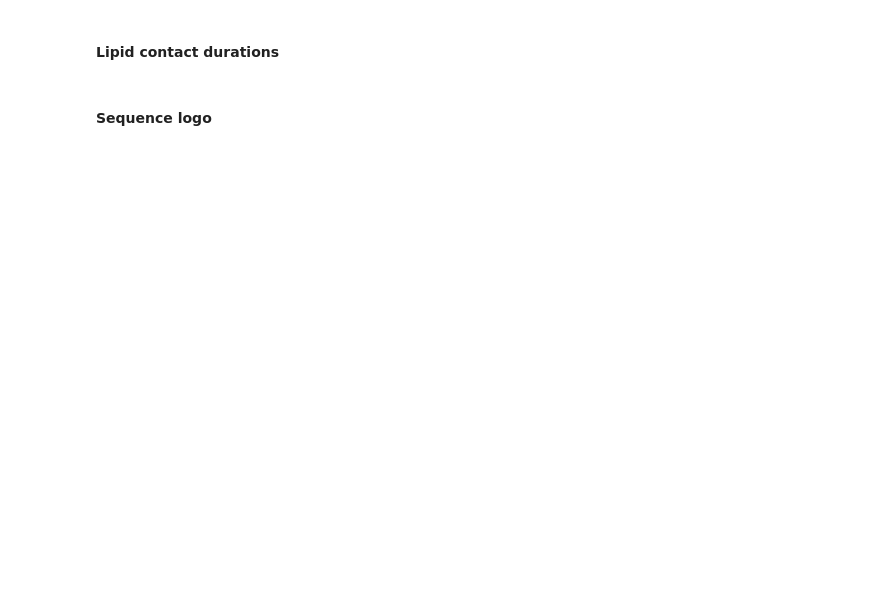
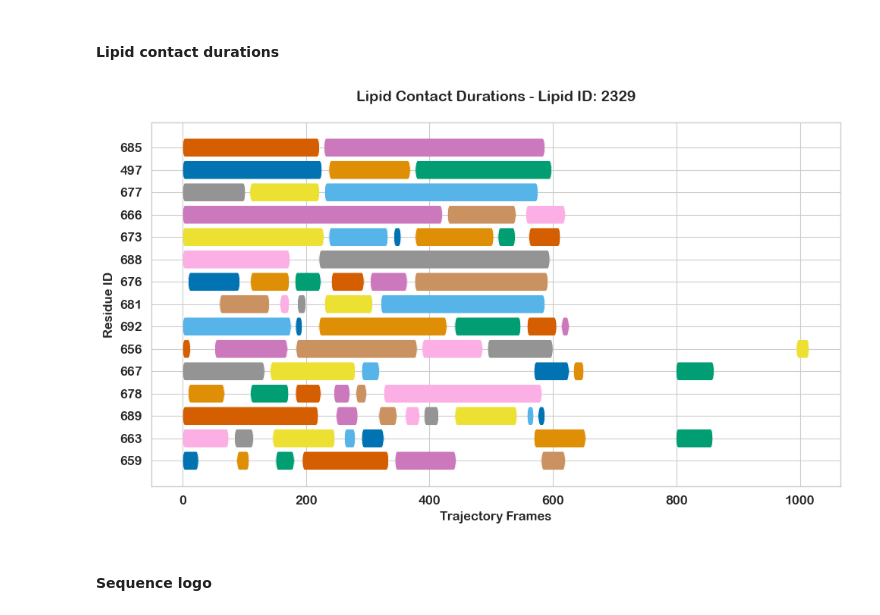
Before and after one commit to ProLint/prolint2, a Jupyter notebook: docs/notebooks/06_Generating_Plots.ipynb, the cells around one changed output. Saved outputs shown, nothing was run; the diff lists cells and outputs as text; code cells hidden in the pictures; blank space fills up the shorter version.

```diff
--- a/docs/notebooks/06_Generating_Plots.ipynb
+++ b/docs/notebooks/06_Generating_Plots.ipynb
@@ -49,10 +56,12 @@ array([   1,    2,    3, ..., 1282, 1283, 1284])
 # %% [markdown]
 #### Lipid contact durations
 # %%
-# from prolint2.plotting import DurationGantt
+from prolint2.plotting import DurationGantt
 
-# DG = DurationGantt(u, contacts)
-# DG.get_contact_durations('POPE', frequency_filter=10)
-# # DG.save_plot(lipid_id = 2329, top_filter=15, color='Blue')
-# DG.create_plot(lipid_id = 2329, top_filter=15)
+DG = DurationGantt(u, contacts)
+DG.get_contact_durations('POPE', frequency_filter=10)
+# DG.save_plot(lipid_id = 2329, top_filter=15, color='Blue')
+DG.create_plot(lipid_id = 2329, top_filter=15)
+# %% [output]
+[figure, added]
 # %%
```
Also changed, not shown: parts of 18 cells of this notebook, 2 other files.
